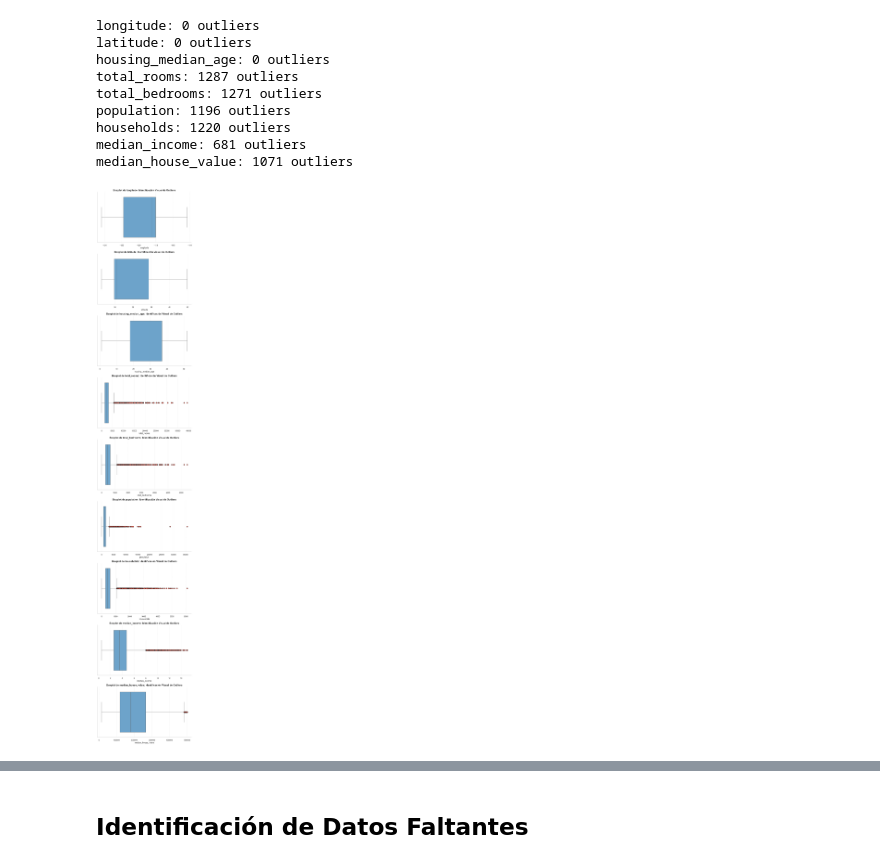
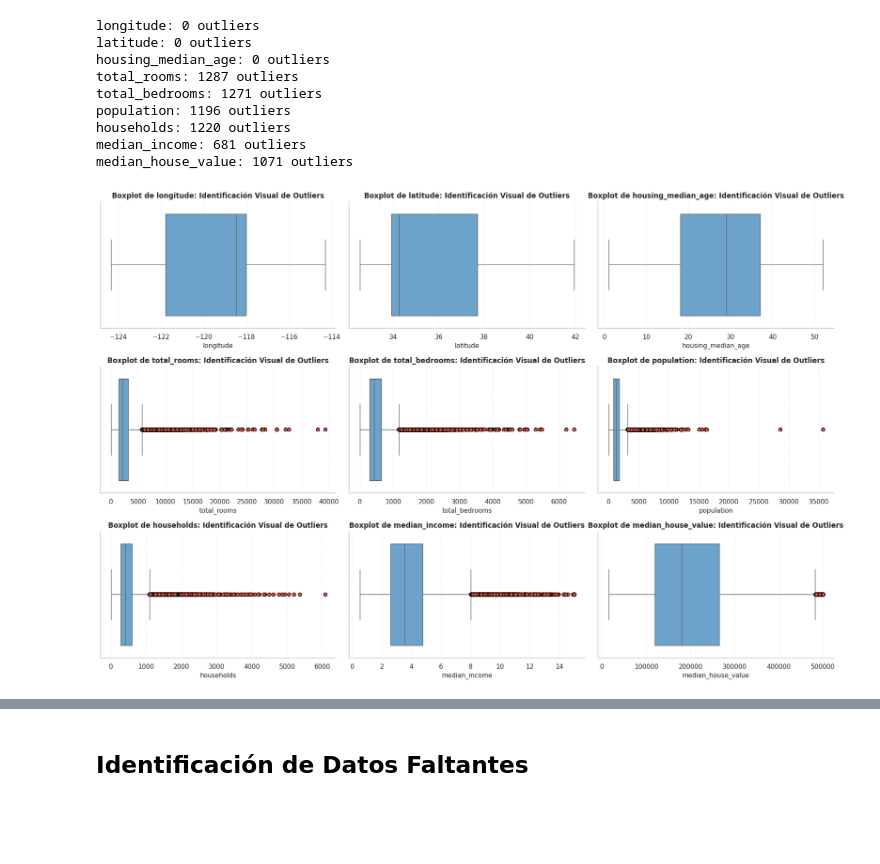
Before and after one commit to Danelnov/ml-project_analitica_datos, a Jupyter notebook: notebooks/eda_regresion.ipynb, the cells around one changed output, grey strips where cells are left out. Saved outputs shown, nothing was run; the diff lists cells and outputs as text; code cells hidden in the pictures; blank space fills up the shorter version.

Commit message:
fix reg_var_num_boxplots

```diff
--- a/notebooks/eda_regresion.ipynb
+++ b/notebooks/eda_regresion.ipynb
@@ -128,36 +123,44 @@ households: 1220 outliers
 median_income: 681 outliers
 median_house_value: 1071 outliers
 # %%
-columnas = 1
-filas = len(var_num)
+import math
 
+# 1. Definir una estructura de cuadrícula (ej. 3 columnas)
+columnas = 3
+# Calcula las filas necesarias automáticamente (para 9 variables, serán 3 filas)
+filas = math.ceil(len(var_num) / columnas)
 
-fig, axes = plt.subplots(filas, columnas, figsize=(8, filas * 5))
+# 2. Ajustar el figsize para que sea más ancho y proporcionado
+fig, axes = plt.subplots(filas, columnas, figsize=(18, filas * 4))
 
-
-if filas == 1:
-    axes = [axes]
+# 3. Aplanar la matriz de ejes para iterar fácilmente con un solo índice [i]
+axes = axes.flatten()
 
 sns.set_theme(style="whitegrid")
 
 for i, var in enumerate(var_num):
 
-
+    # Dibujar el boxplot en el eje correspondiente
     sns.boxplot(data=data, x=var, ax=axes[i], color="#5da5da",
                 flierprops={"marker": "o", "markersize": 6, "markerfacecolor": "#e74c3c", "markeredgecolor": "black"})
 
-
-    axes[i].set_title(f"Boxplot de {var}: Identificación Visual de Outliers", fontsize=14, weight='bold')
-    axes[i].set_xlabel(var, fontsize=12)
-
+    # Textos y estilos
+    axes[i].set_title(f"Boxplot de {var}: Identificación Visual de Outliers", fontsize=12, weight='bold')
+    axes[i].set_xlabel(var, fontsize=11)
     axes[i].grid(axis='x', alpha=0.3, linestyle='--')
 
+# 4. Ocultar los gráficos sobrantes (útil si var_num no es múltiplo exacto de 'columnas')
+for j in range(i + 1, len(axes)):
+    fig.delaxes(axes[j])
 
 sns.despine()
 plt.tight_layout()
+
+# Guardar y mostrar
+plt.savefig(images_dir / "reg_var_num_boxplots.png", dpi=300) # dpi=300 mejora la calidad de la imagen guardada
 plt.show()
 # %% [output]
-[figure, old version]
+[figure, new version]
 # %%
 umbral_corr = 0.30
 metodo_corr = "pearson"   # también puedes usar: "spearman"
```
Also changed, not shown: parts of 7 cells of this notebook, 1 other file.
